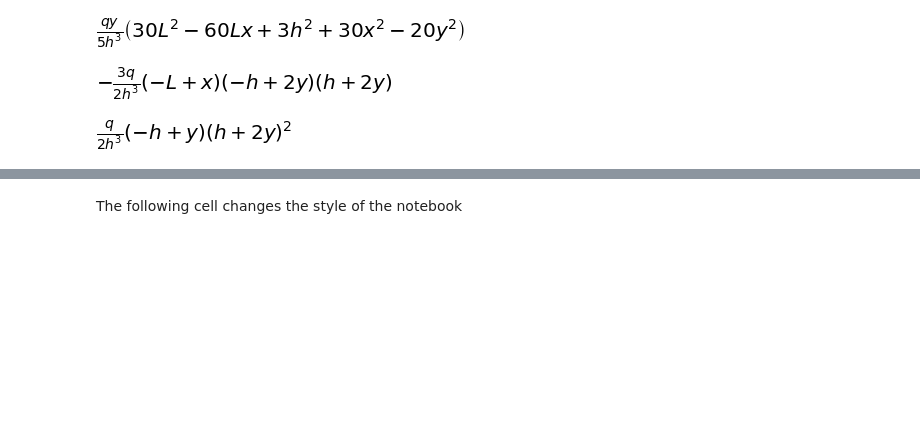
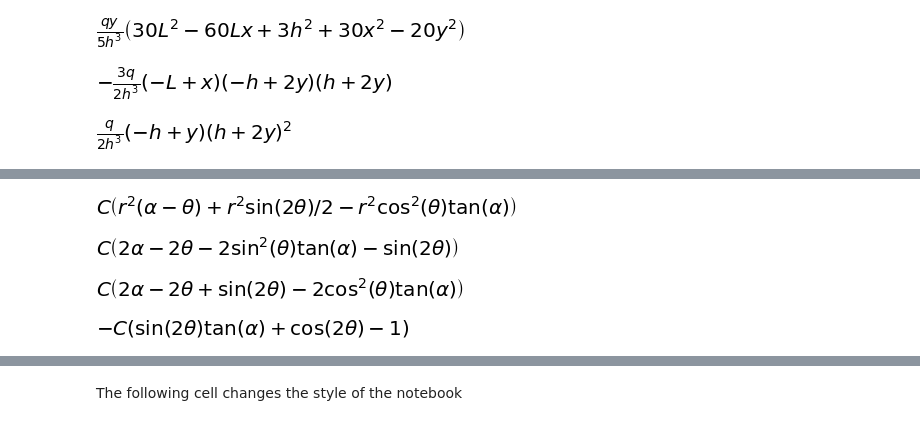
Before and after one commit to nicoguaro/notebooks_examples, a Jupyter notebook: Airy stress functions.ipynb, the cells around one changed output, grey strips where cells are left out. Cells and saved outputs as stored; diff of their text form; code cells hidden in the pictures; blank space fills up the shorter version.

```diff
--- a/Airy stress functions.ipynb
+++ b/Airy stress functions.ipynb
@@ -442,0 +449,21 @@ plot_contours(x_vec, y_vec, s22_vec);
+# %%
+r, theta, C, alpha, q = symbols("r  theta C alpha q")
+phi = C*(r**2*(alpha - theta) + r**2*sin(2*theta)/2 - r**2*cos(theta)**2*tan(alpha))
+phi
+# %% [output]
+[figure, added]
+# %%
+Srr = simplify(1/r**2*diff(phi, theta, 2) + 1/r*diff(phi, r))
+Srr
+# %% [output]
+[figure, added]
+# %%
+Stt = simplify(diff(phi, r, 2))
+Stt
+# %% [output]
+[figure, added]
+# %%
+Srt = -simplify(diff(1/r*diff(phi, theta), r))
+Srt
+# %% [output]
+[figure, added]
```
Also changed, not shown: parts of 18 cells of this notebook, 1 other file.
